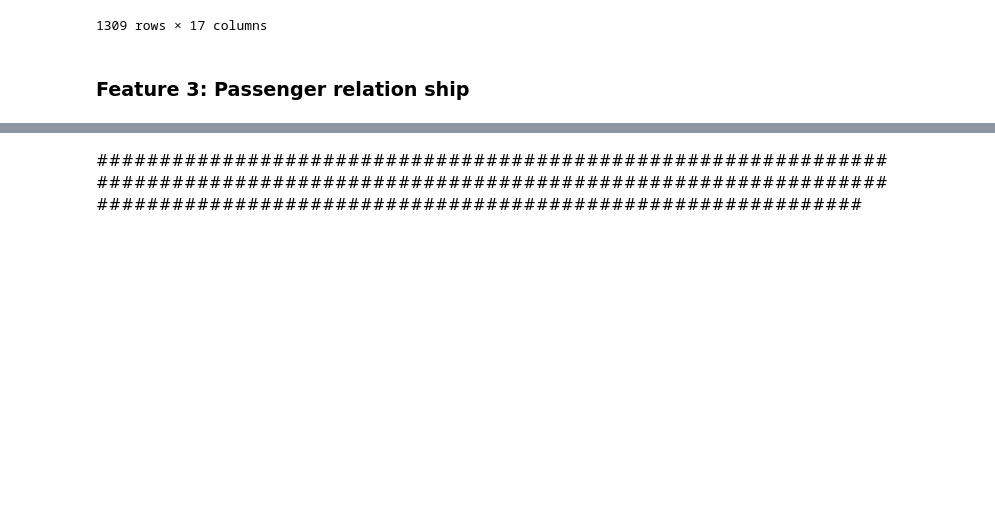
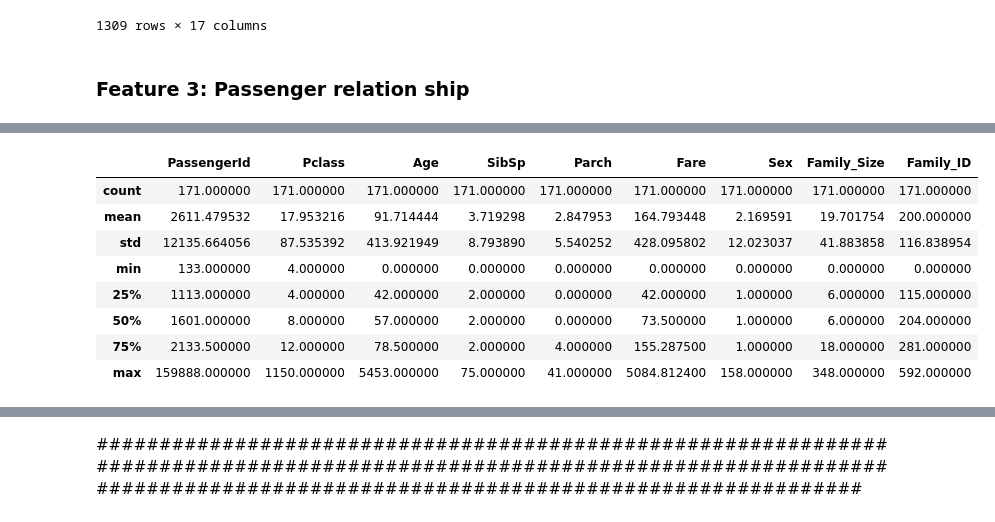
Before and after one commit to IvanBirkmaier/titanic_challenge, a Jupyter notebook: PredictSurvival.ipynb, the cells around one changed output, grey strips where cells are left out. Saved outputs shown, nothing was run; the diff lists cells and outputs as text; code cells hidden in the pictures; blank space fills up the shorter version.

```diff
--- a/PredictSurvival.ipynb
+++ b/PredictSurvival.ipynb
@@ -661,0 +797,13 @@ special_cases
+# %%
+tt = filtered_df.groupby("Family_Cluster").sum()
+tt.describe()
+# %% [output]
+|  | PassengerId | Pclass | Age | SibSp | Parch | Fare | Sex | Family_Size | Family_ID |
+| count | 171.000000 | 171.000000 | 171.000000 | 171.000000 | 171.000000 | 171.000000 | 171.000000 | 171.000000 | 171.000000 |
+| mean | 2611.479532 | 17.953216 | 91.714444 | 3.719298 | 2.847953 | 164.793448 | 2.169591 | 19.701754 | 200.000000 |
+| std | 12135.664056 | 87.535392 | 413.921949 | 8.793890 | 5.540252 | 428.095802 | 12.023037 | 41.883858 | 116.838954 |
+| min | 133.000000 | 4.000000 | 0.000000 | 0.000000 | 0.000000 | 0.000000 | 0.000000 | 0.000000 | 0.000000 |
+| 25% | 1113.000000 | 4.000000 | 42.000000 | 2.000000 | 0.000000 | 42.000000 | 1.000000 | 6.000000 | 115.000000 |
+| 50% | 1601.000000 | 8.000000 | 57.000000 | 2.000000 | 0.000000 | 73.500000 | 1.000000 | 6.000000 | 204.000000 |
+| 75% | 2133.500000 | 12.000000 | 78.500000 | 2.000000 | 4.000000 | 155.287500 | 1.000000 | 18.000000 | 281.000000 |
+| max | 159888.000000 | 1150.000000 | 5453.000000 | 75.000000 | 41.000000 | 5084.812400 | 158.000000 | 348.000000 | 592.000000 |
```
Also changed, not shown: parts of 10 cells of this notebook.
